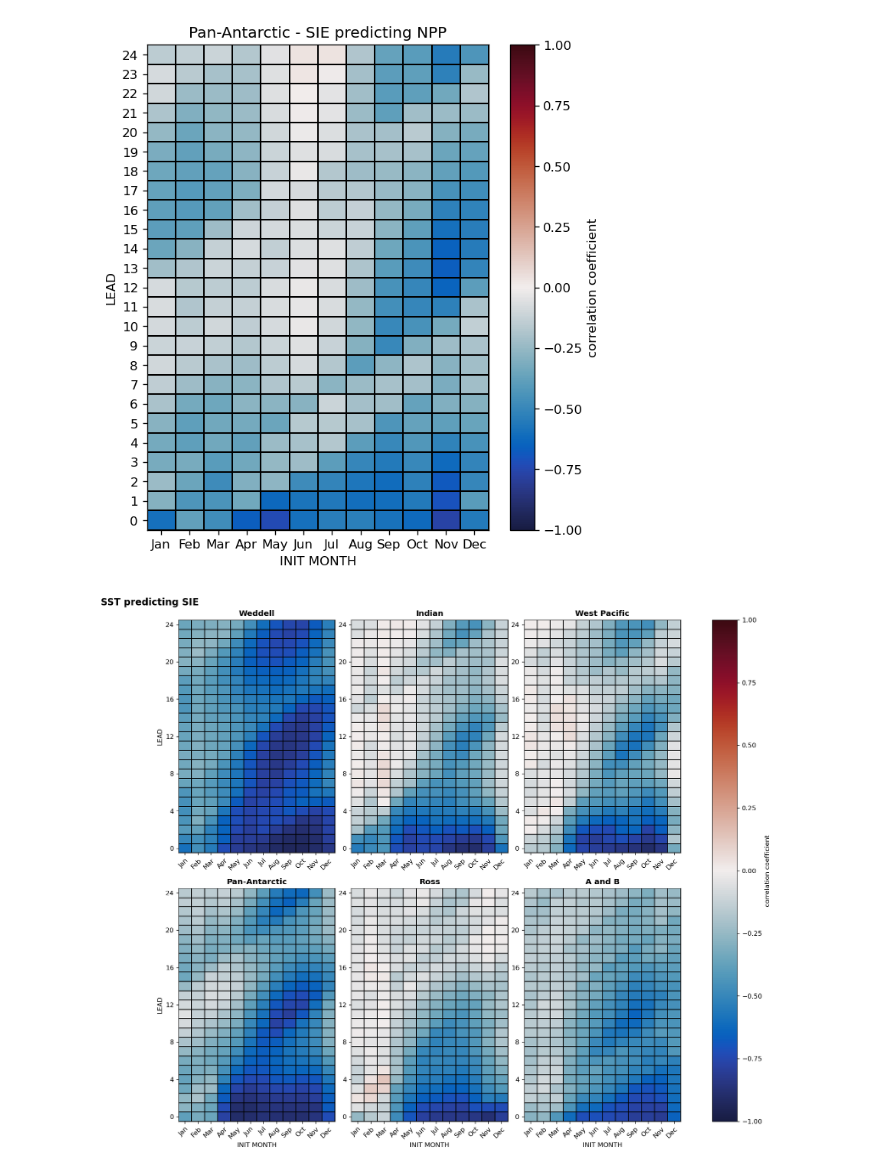
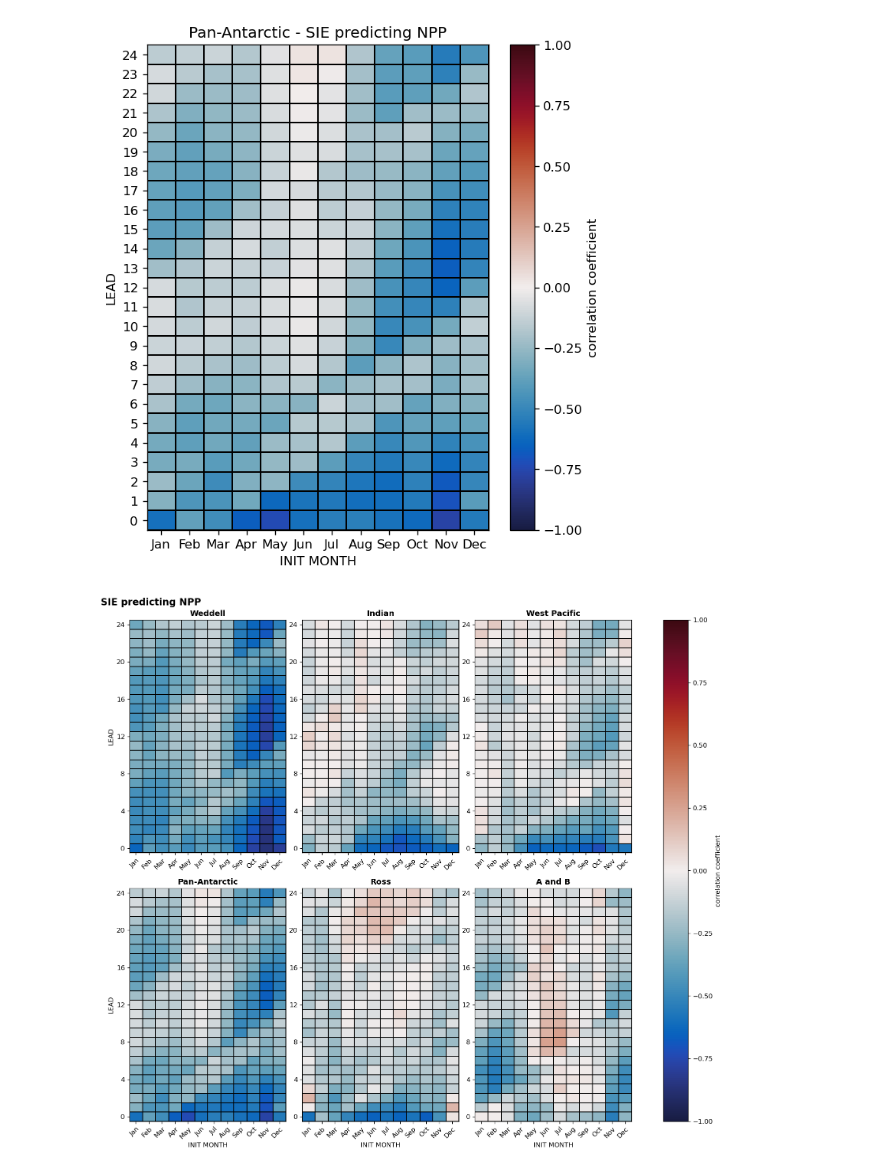
Before and after one commit to bbuchovecky/hmei, a Jupyter notebook: notebooks/11_model-correlation.ipynb, the cells around one changed output. Cells and saved outputs as stored; diff of their text form; code cells hidden in the pictures.

```diff
--- a/notebooks/11_model-correlation.ipynb
+++ b/notebooks/11_model-correlation.ipynb
@@ -485,7 +485,7 @@ def plot_regional_lagged_xcorr(predictor, predictand, maxlag=-24, threshold=0.75
         if ireg//3 == 1:
             ax[int(ireg/3),ireg%3].set_xlabel('INIT MONTH')
 
-    fig.suptitle(var_su_names[predictor]+' predicting '+var_su_names[predictand], x=0, fontweight='bold', fontsize='x-large')
+    fig.suptitle(var_su_names[predictor]+' predicting '+var_su_names[predictand], x=0, ha='left', fontweight='bold', fontsize='x-large')
     fig.tight_layout()
 
     cb = fig.colorbar(im, ax=ax.ravel().tolist(), label='correlation coefficient')
@@ -498,8 +498,8 @@ def plot_regional_lagged_xcorr(predictor, predictand, maxlag=-24, threshold=0.75
 
     return fig,ax
 # %%
-predictor = 'sst'
-predictand = 'sie'
+predictor = 'sie'
+predictand = 'npp'
 plot_regional_lagged_xcorr(predictor, predictand, hatch=False);
 # %% [output]
-[figure, old version]
+[figure, new version]
```
Also changed, not shown: 1 other file.
